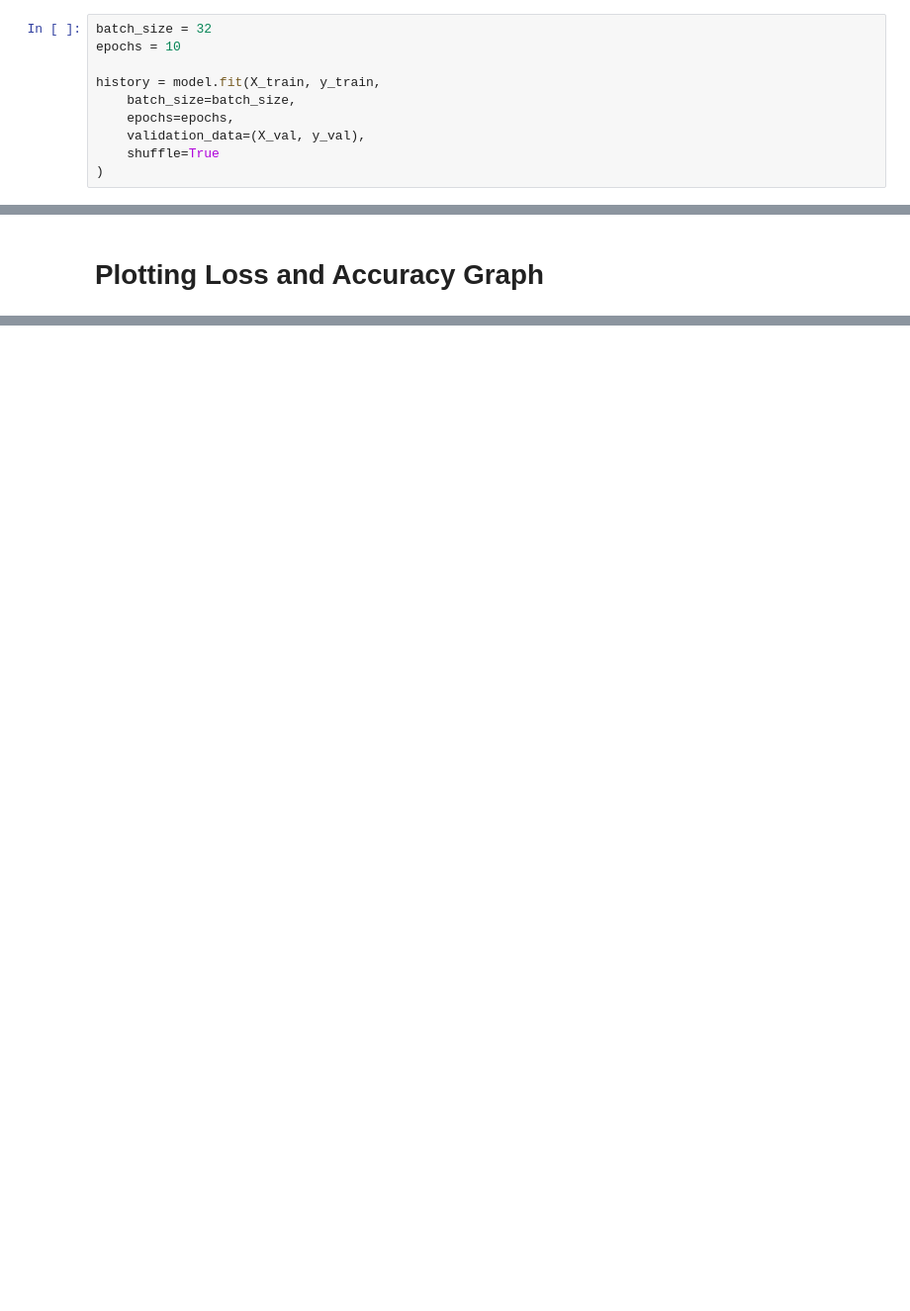
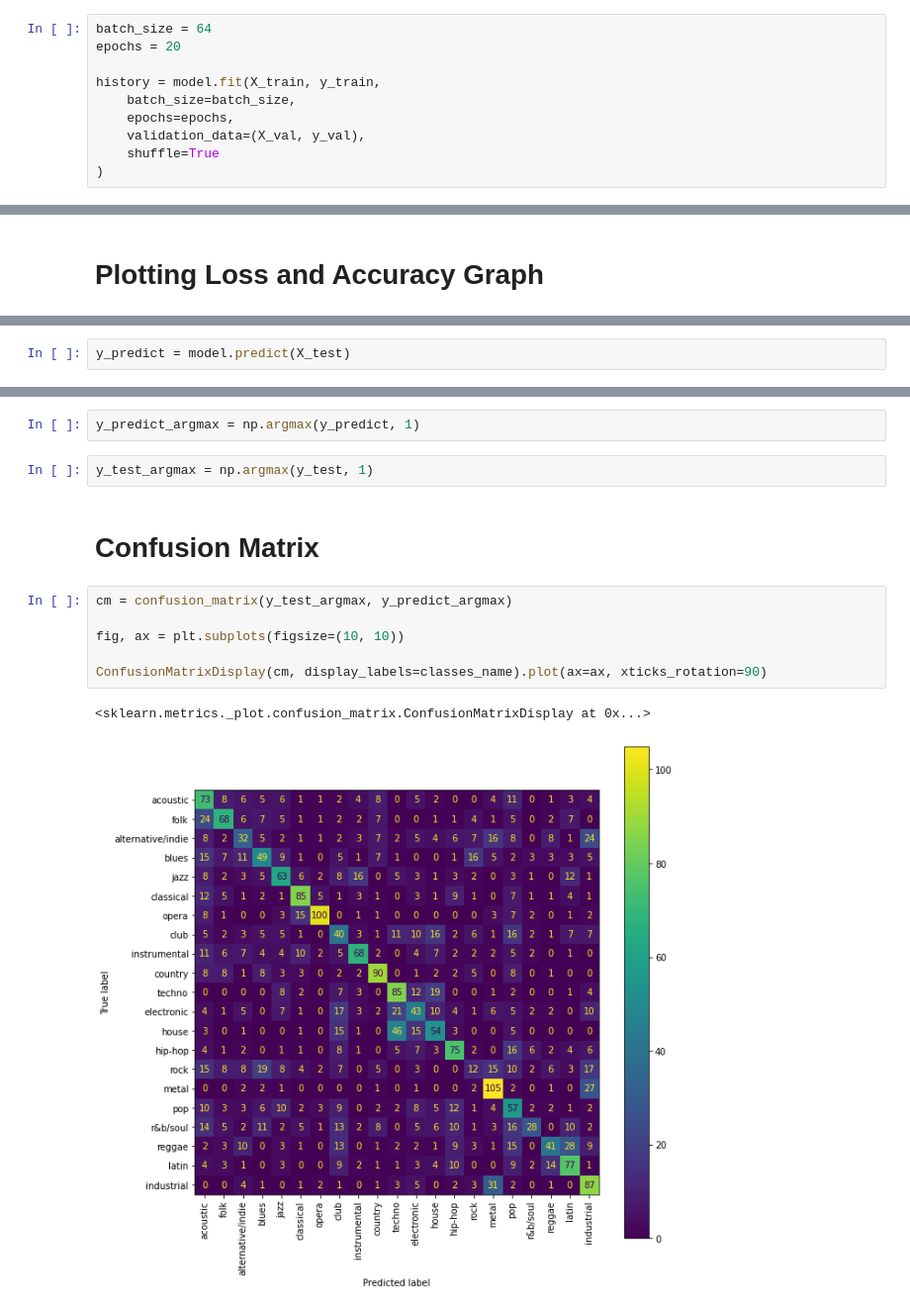
Before and after one commit to thewro11/cs364-genre-classification, a Jupyter notebook: v04_model.ipynb, the cells around one changed output, grey strips where cells are left out. Shown: that part at 99% size. Drawn from its saved outputs; the diff is of its cells as text; blank space fills up the shorter version.

Commit message:
change input shape and add graph representation

```diff
--- a/v04_model.ipynb
+++ b/v04_model.ipynb
@@ -154,6 +166,6 @@ _________________________________________________________________
 # %%
-batch_size = 32
-epochs = 10
+batch_size = 64
+epochs = 20
 
 history = model.fit(X_train, y_train,
     batch_size=batch_size,
@@ -180,0 +214,2 @@ axis[1].legend(['Train', 'Validation'], loc='upper left')
+# %%
+y_predict = model.predict(X_test)
@@ -180,0 +218,15 @@ axis[1].legend(['Train', 'Validation'], loc='upper left')
+# %%
+y_predict_argmax = np.argmax(y_predict, 1)
+# %%
+y_test_argmax = np.argmax(y_test, 1)
+# %% [markdown]
+# Confusion Matrix
+# %%
+cm = confusion_matrix(y_test_argmax, y_predict_argmax)
+
+fig, ax = plt.subplots(figsize=(10, 10))
+
+ConfusionMatrixDisplay(cm, display_labels=classes_name).plot(ax=ax, xticks_rotation=90)
+# %% [output]
+<sklearn.metrics._plot.confusion_matrix.ConfusionMatrixDisplay at 0x...>
+[figure, added]
```
Also changed, not shown: parts of 25 cells of this notebook.
